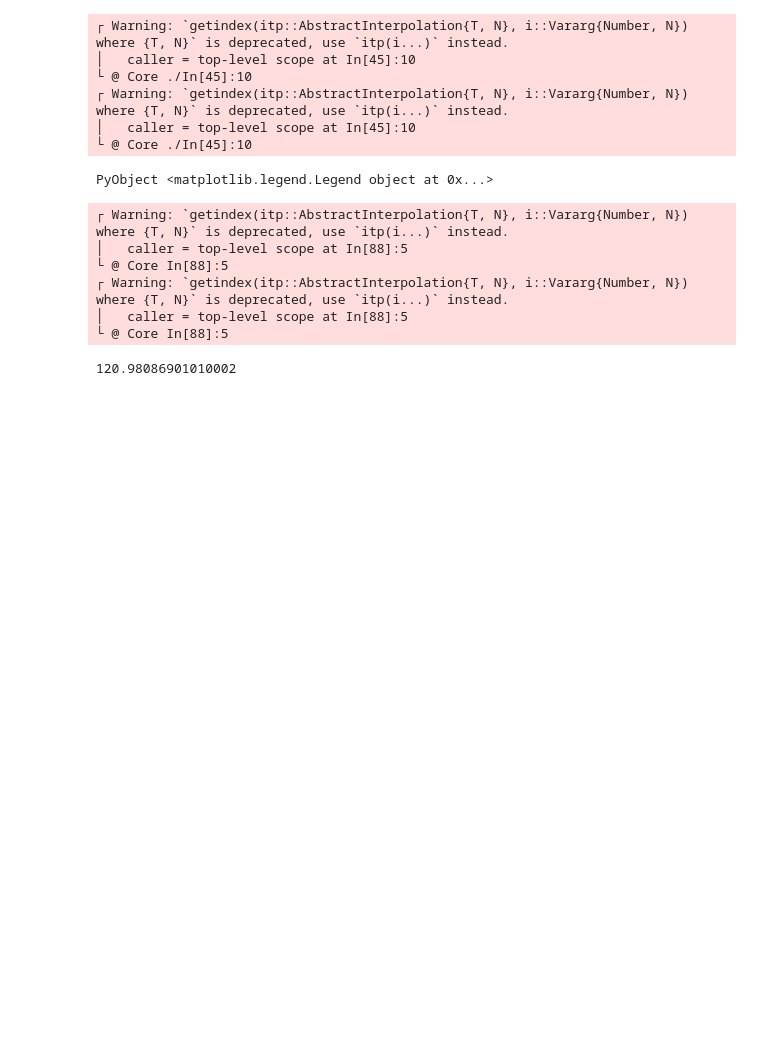
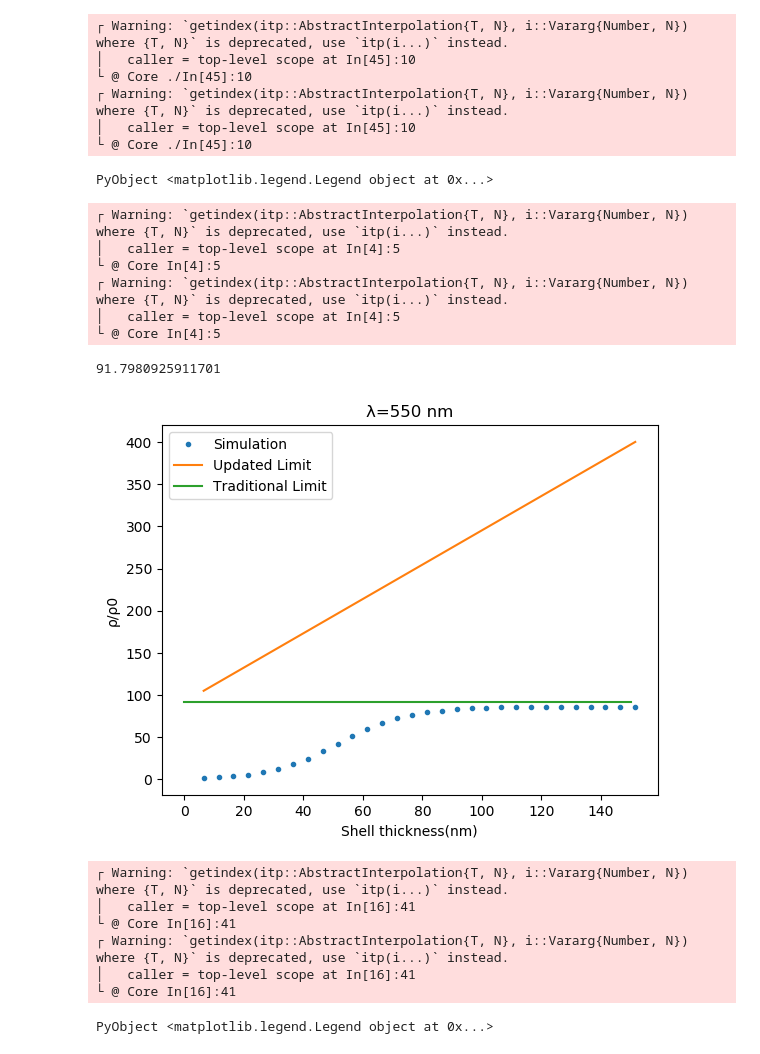
Before and after one commit to WenjieYao/LDOSOptimization, a Jupyter notebook: SphereResonance.ipynb, the cells around one changed output. Saved outputs shown, nothing was run; the diff lists cells and outputs as text; code cells hidden in the pictures; blank space fills up the shorter version.

```diff
--- a/SphereResonance.ipynb
+++ b/SphereResonance.ipynb
@@ -127,18 +123,81 @@ legend()
 └ @ Core ./In[45]:10
 PyObject <matplotlib.legend.Legend object at 0x...>
 # %%
-λtest = 600e-9
+λtest = 550e-9
 k = 2*π/λtest
-d = 226e-9
+d = 203.5e-9
 ω = k*3e8
 ϵ = itpr[ω]+itpi[ω]*1im
 χ = ϵ - 1
 ((k*d)^-3+1/(k*d))*abs(χ^2)/imag(χ)+1
 # %% [output]
 ┌ Warning: `getindex(itp::AbstractInterpolation{T, N}, i::Vararg{Number, N}) where {T, N}` is deprecated, use `itp(i...)` instead.
-│   caller = top-level scope at In[88]:5
-└ @ Core In[88]:5
+│   caller = top-level scope at In[4]:5
+└ @ Core In[4]:5
 ┌ Warning: `getindex(itp::AbstractInterpolation{T, N}, i::Vararg{Number, N}) where {T, N}` is deprecated, use `itp(i...)` instead.
-│   caller = top-level scope at In[88]:5
-└ @ Core In[88]:5
+│   caller = top-level scope at In[4]:5
+└ @ Core In[4]:5
-120.98086901010002
+91.7980925911701
+# %%
+#Shell
+Data550=[0.21 0.2035 1.71164
+0.215 0.2035 2.56629
+0.22 0.2035 3.83952
+0.225 0.2035 5.72715
+0.23 0.2035 8.46805
+0.235 0.2035 12.3866
+0.24 0.2035 17.6854
+0.245 0.2035 24.6482
+0.25 0.2035 33.1763
+0.255 0.2035 42.4262
+0.26 0.2035 51.8841
+0.265 0.2035 60.2041
+0.27 0.2035 67.089
+0.275 0.2035 72.4793
+0.28 0.2035 76.5907
+0.285 0.2035 79.5634
+0.29 0.2035 81.5905
+0.295 0.2035 82.9903
+0.3 0.2035 84.0981
+0.305 0.2035 84.8757
+0.31 0.2035 85.2174
+0.315 0.2035 85.6322
+0.32 0.2035 85.8447
+0.325 0.2035 85.996
+0.33 0.2035 86.1364
+0.335 0.2035 86.1581
+0.34 0.2035 86.1845
+0.345 0.2035 86.2641
+0.35 0.2035 86.2921
+0.355 0.2035 86.2576]
+d1 = Data550[:,1]
+d2 = Data550[:,2]
+ρd = Data550[:,3]
+Nd = length(d1)
+ρl = zeros(Nd)
+λtest = 550e-9
+k = 2*π/λtest
+d = d2[1]/1e6
+ω = k*3e8
+ϵ = itpr[ω]+itpi[ω]*1im
+χ = ϵ - 1
+for i=1:Nd
+ρl[i]=((k*d)^-3+1/(k*d)+k*(d1[i]-d2[i])/1e6)*abs(χ^2)/imag(χ)+1
+end
+plot((d1-d2)*1e3,ρd,".",label="Simulation")
+plot((d1-d2)*1e3,ρl,"-",label="Updated Limit")
+ρlo = ((k*d)^-3+1/(k*d))*abs(χ^2)/imag(χ)+1
+plot([0,150],[ρlo,ρlo],"-",label="Traditional Limit")
+xlabel("Shell thickness(nm)")
+ylabel("ρ/ρ0")
+title("λ=550 nm")
+legend()
+# %% [output]
+[figure, added]
+┌ Warning: `getindex(itp::AbstractInterpolation{T, N}, i::Vararg{Number, N}) where {T, N}` is deprecated, use `itp(i...)` instead.
+│   caller = top-level scope at In[16]:41
+└ @ Core In[16]:41
+┌ Warning: `getindex(itp::AbstractInterpolation{T, N}, i::Vararg{Number, N}) where {T, N}` is deprecated, use `itp(i...)` instead.
+│   caller = top-level scope at In[16]:41
+└ @ Core In[16]:41
+PyObject <matplotlib.legend.Legend object at 0x...>
```
Also changed, not shown: parts of 4 cells of this notebook, 1 other file.
